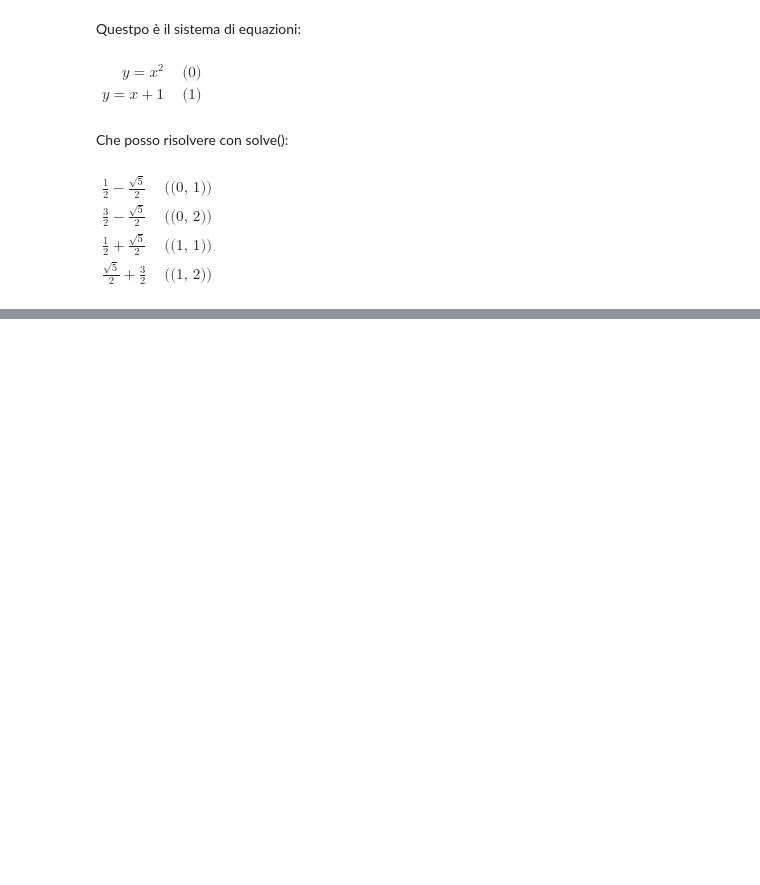
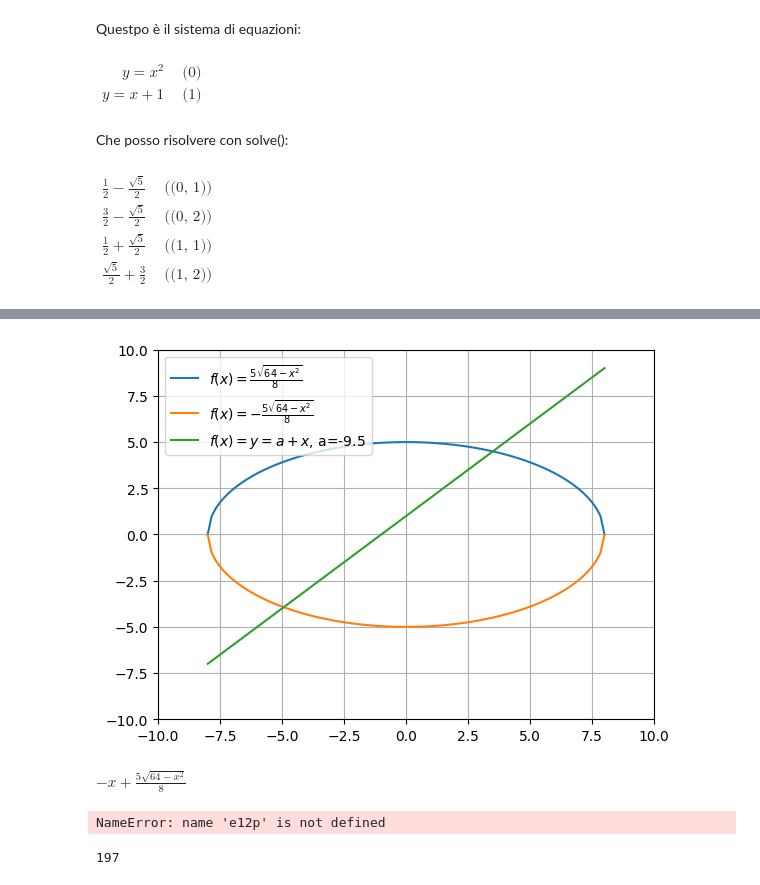
Before and after one commit to l3nz/studio_funzioni, a Jupyter notebook: Studio.ipynb, the cells around one changed output, grey strips where cells are left out. Drawn from its saved outputs; the diff is of its cells as text; code cells hidden in the pictures; blank space fills up the shorter version.

```diff
--- a/Studio.ipynb
+++ b/Studio.ipynb
@@ -129,0 +182,49 @@ $\displaystyle \begin{align}
+# %%
+av = -9.5
+x_vals = np.linspace(-8, 8, 100)
+y_vals_1p = [float(ell_y_p.subs({x: val})) for val in x_vals]
+y_vals_1n = [float(ell_y_n.subs({x: val})) for val in x_vals]
+y_vals_2 = [float(equations[1].rhs.subs({x: val, a: av})) for val in x_vals]
+
+
+plt.plot(x_vals, y_vals_1p, label=f'$f(x) = {sp.latex(ell_y_p)}$')
+plt.plot(x_vals, y_vals_1n, label=f'$f(x) = {sp.latex(ell_y_n)}$')
+
+plt.plot(x_vals, y_vals_2, label=f'$f(x) = {sp.latex(rig)}$, a=' + str(av))
+
+plt.legend()
+
+plt.xlim(-10, 10)
+plt.ylim(-10, 10)
+plt.grid(True)
+plt.show()
+# %% [output]
+[figure, added]
+# %%
+f_sup = ell_y_p - rig.rhs
+f_sup_a = sp.solve(f_sup, a)
+f_sup_a = f_sup_a[0]
+f_sup_a
+# %% [output]
+$\displaystyle - x + \frac{5 \sqrt{64 - x^{2}}}{8}$
+# %%
+x_vals = np.linspace(-8, 8, 100)
+y_vals_1 = [float(e12p.subs({x: val})) for val in x_vals]
+y_vals_2 = [float(equations[1].rhs.subs({x: val, a: -5})) for val in x_vals]
+
+
+plt.plot(x_vals, y_vals_1, label=f'$f(x) = {sp.latex(e12p)}$')
+plt.plot(x_vals, y_vals_2, label=f'$f(x) = {sp.latex(e12p)}$')
+
+plt.legend()
+
+plt.xlim(-10, 10)
+plt.ylim(-10, 10)
+plt.grid(True)
+plt.show()
+# %% [output]
+NameError: name 'e12p' is not defined
+# %%
+main.pluto()
+# %% [output]
+197
```
Also changed, not shown: parts of 23 cells of this notebook, 1 other file.
